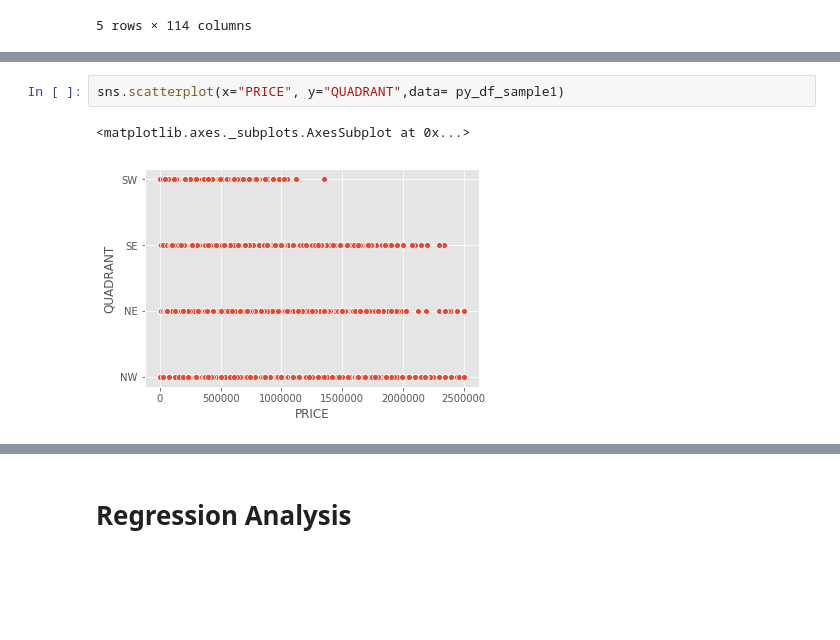
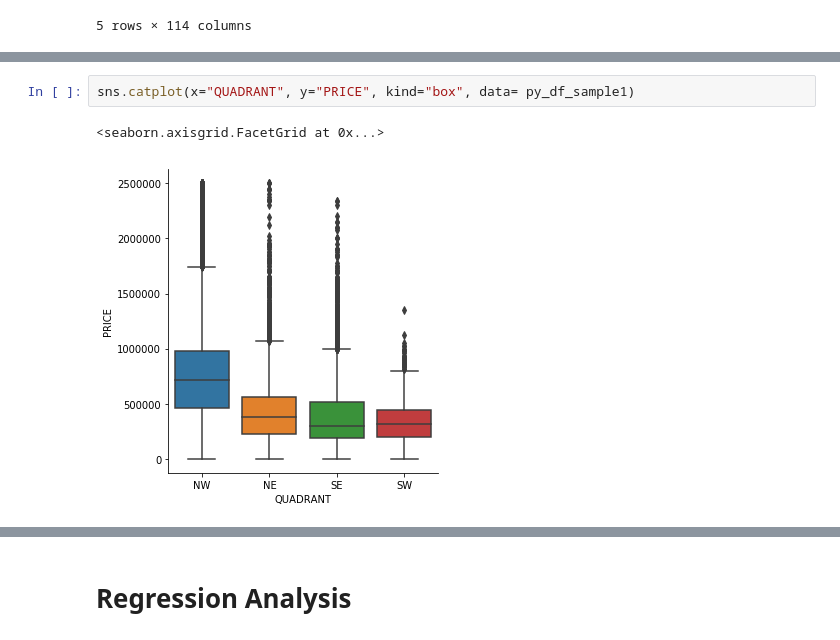
Before and after one commit to elieric/is843, a Jupyter notebook: assignment_1.ipynb, the cells around one changed output, grey strips where cells are left out. Saved outputs shown, nothing was run; the diff lists cells and outputs as text; blank space fills up the shorter version.

```diff
--- a/assignment_1.ipynb
+++ b/assignment_1.ipynb
@@ -1175,5 +1101,5 @@ sns.distplot(py_df_sample1["PRICE"] )
 # %%
-sns.scatterplot(x="PRICE", y="QUADRANT",data= py_df_sample1)
+sns.catplot(x="QUADRANT", y="PRICE", kind="box", data= py_df_sample1)
 # %% [output]
-<matplotlib.axes._subplots.AxesSubplot at 0x...>
+<seaborn.axisgrid.FacetGrid at 0x...>
-[figure, old version]
+[figure, new version]
```
Also changed, not shown: parts of 27 cells of this notebook.
